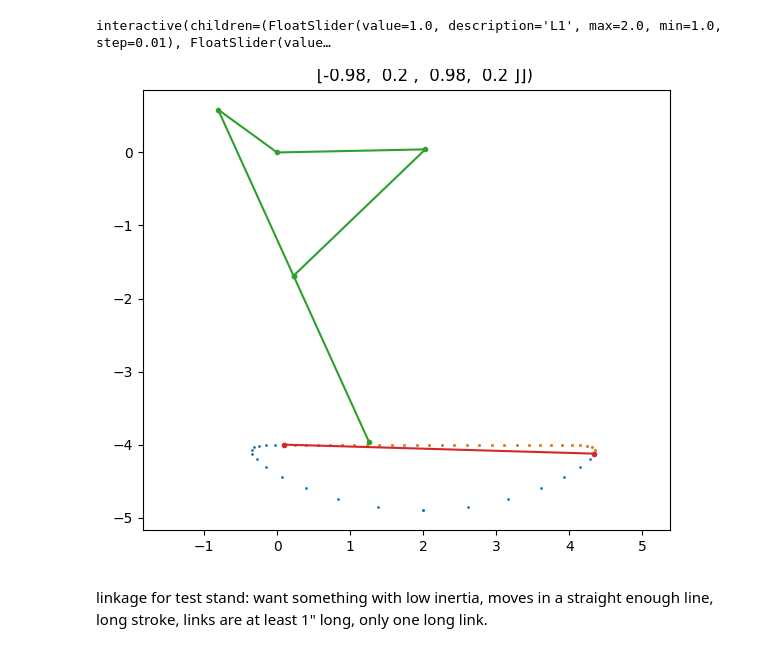
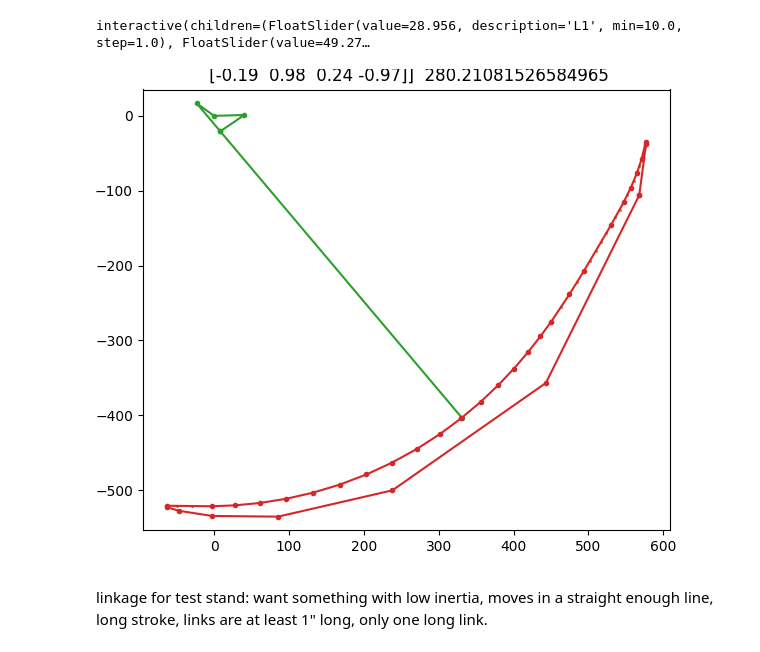
Before and after one commit to NovelMobileRobotsLab/pinto-squirrel, a Jupyter notebook: lambda.ipynb, the cells around one changed output. Cells and saved outputs as stored; diff of their text form; code cells hidden in the pictures.

Commit message:
before trying to limit transmission ratio

```diff
--- a/lambda.ipynb
+++ b/lambda.ipynb
@@ -8,7 +8,7 @@ from scipy.optimize import root
 
 %matplotlib widget
 # %%
-def get_path(dims, npts, guess=np.array([-0.8128368,0.58249149, 0.78720871, 0.61668667])):
+def get_path(dims, npts, guess=np.array([-0.37, 0.93, 0.47, -0.88])):
     theta1_range = np.linspace(0, 2*pi, npts)
     path = []
     segment = []
@@ -17,6 +17,8 @@ def get_path(dims, npts, guess=np.array([-0.8128368,0.58249149, 0.78720871, 0.61
     L1, L2, L3, L4, L5, theta5 = dims
     sin5 = sin(theta5)
     cos5 = cos(theta5)
+
+    #check for transmission ratio: if for the same Δθ, there is a large enough change in position, break and start exploring in the other direction
 
     for theta1 in theta1_range:
         sin1 = sin(theta1)
@@ -90,6 +92,13 @@ def perpendicular_distance(p, p1, p2):
     # Calculate the perpendicular distance of point p from line formed by p1 and p2
     return np.abs(np.cross(p2 - p1, p - p1)) / np.linalg.norm(p2 - p1)
 
+def longest_segment_length(points):
+    max_length = 0
+    for i in range(len(points) - 1):
+        segment_length = np.linalg.norm(points[i] - points[i + 1])
+        max_length = max(max_length, segment_length)
+    return max_length
+
 
 dims = (1, 2.5, 2.5, 2, 2.5, radians(10))
 npts = 50
@@ -97,7 +106,7 @@ npts = 50
 path, segment, sols = get_path(dims, npts)
 links = get_links(dims, sols)
 
-path_simp = douglas_peucker(segment, 0.1)
+path_simp = douglas_peucker(path, 0.1)
 
 
 
@@ -112,43 +121,45 @@ ax.axis('equal')
 path_pts, = ax.plot(path[:,0], path[:,1], 'o', markersize=1)
 segment_pts, = ax.plot(segment[:,0], segment[:,1], 'o', markersize=1)
 link_pts, = ax.plot(links[:,0], links[:,1], 'o-', markersize=3)
 simp_pts, = ax.plot(path_simp[:,0], path_simp[:,1], 'o-', markersize=3)
 
 guess = np.array([-0.8128368,0.58249149, 0.78720871, 0.61668667])
 
 def update(
-        L1=FloatSlider(min=1, max=2, step=0.01, value=1),
-        L2=FloatSlider(min=1, max=4, step=0.01, value=2.5),
-        L3=FloatSlider(min=1, max=4, step=0.01, value=2.5),
-        L4=FloatSlider(min=1, max=4, step=0.01, value=2),
-        L5=FloatSlider(min=1, max=15, step=0.01, value=2.5),
+        L1=FloatSlider(min=10, max=100, step=1, value=28.956),
+        L2=FloatSlider(min=10, max=100, step=1, value=49.276),
+        L3=FloatSlider(min=10, max=100, step=1, value=38.862),
+        L4=FloatSlider(min=10, max=100, step=1, value=39.624),
+        L5=FloatSlider(min=10, max=500, step=1, value=500),
         theta5=FloatSlider(min=-90, max=90, step=1, value=0),
         theta1_vis=IntSlider(min=0, max=npts-1, step=1, value=20),
-        epsilon=FloatSlider(min=0, max=1, step=0.01, value=0.3),
+        epsilon=FloatSlider(min=0, max=10, step=0.1, value=0.3),
         ):
     dims = (L1, L2, L3, L4, L5, radians(theta5))
 
     global guess
     path, segment, sols = get_path(dims, npts, guess=guess)
     # guess = sols[0]
     links = get_links(dims, sols, theta1_vis)
-    path_simp = douglas_peucker(segment, epsilon)
+    path_simp = douglas_peucker(path, epsilon)
 
-    ax.set_title(repr(np.round(sols, 2)))
+    ax.set_title(f"{np.round(sols, 2)}  {longest_segment_length(path_simp)}")
 
     path_pts.set_data((path[:,0], path[:,1]))
     segment_pts.set_data((segment[:,0], segment[:,1]))
     link_pts.set_data((links[:,0], links[:,1]))
     simp_pts.set_data((path_simp[:,0], path_simp[:,1]))
 
     fig.canvas.draw_idle()
     ax.relim()
     ax.autoscale_view(True,True,True)
 
+
+
 _ = interact(update)
 # %% [output]
-interactive(children=(FloatSlider(value=1.0, description='L1', max=2.0, min=1.0, step=0.01), FloatSlider(value…
+interactive(children=(FloatSlider(value=28.956, description='L1', min=10.0, step=1.0), FloatSlider(value=49.27…
-[figure, old version]
+[figure, new version]
 # %% [markdown]
 linkage for test stand: want something with low inertia, moves in a straight enough line, long stroke,
 links are at least 1" long, only one long link.
```
Also changed, not shown: parts of 1 cell of this notebook, 1 other file.
